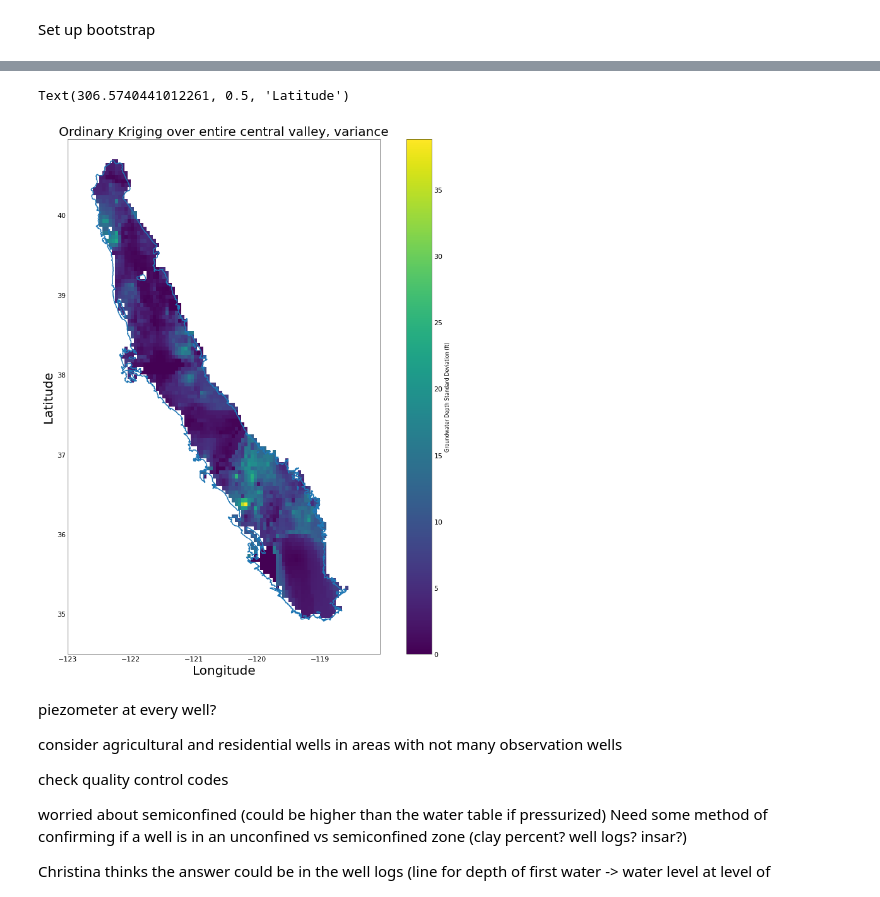
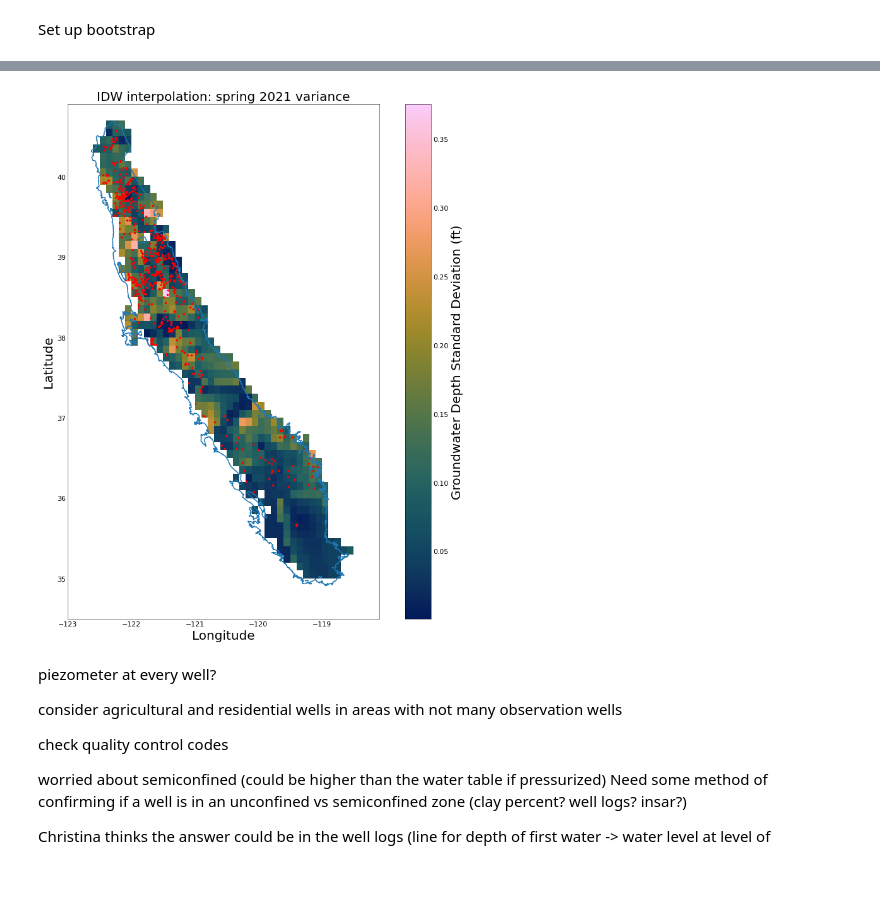
Before and after one commit to envgp/exploring_unconfined_wells, a Jupyter notebook: Inverse_Distance_Interpolation.ipynb, the cells around one changed output, grey strips where cells are left out. Drawn from its saved outputs; the diff is of its cells as text; code cells hidden in the pictures.

```diff
--- a/Inverse_Distance_Interpolation.ipynb
+++ b/Inverse_Distance_Interpolation.ipynb
@@ -340,7 +283,0 @@ idw_tree = tree(timeframed_measurements_xyz[:,:2], timeframed_measurements_xyz[:
-# %%
-xx_yy = np.array((xx_flat,yy_flat)).T
-#z = RBF(xx_yy)
-z = idw_tree(xx_yy)
-print(z.shape)
-print(z.shape)
-z = z.reshape(100, 130)
@@ -354,10 +284,8 @@ print(len(timeframed_measurements_xyz[:,2]))
 # %%
-bootstrap_timeframed_measurements_xyz = np.zeros((100, int(len(timeframed_measurements_xyz)*0.8), 3))
-p_array = np.ones((int(len(timeframed_measurements_xyz))))*0.2/len(
+bootstrap_timeframed_measurements_xyz = np.zeros((n_realizations, int(len(timeframed_measurements_xyz)*0.8), 3))
+p_array = np.ones((int(len(timeframed_measurements_xyz))))*(1-monitoring_weight)/len(
     timeframed_measurements_type[timeframed_measurements_type!='Observation'])
-print(len(timeframed_measurements_xyz))
-print(len(timeframed_measurements_type))
-p_array[timeframed_measurements_type=='Observation']=0.8/len(
+p_array[timeframed_measurements_type=='Observation']=monitoring_weight/len(
 timeframed_measurements_type[timeframed_measurements_type=='Observation'])
 for i in range(len(bootstrap_timeframed_measurements_xyz)):
     bootstrap_indices = np.random.choice(np.arange(len(timeframed_measurements_xyz)),
@@ -365,6 +293,4 @@ for i in range(len(bootstrap_timeframed_measurements_xyz)):
                                         replace=False,
                                         p=p_array)
     bootstrap_timeframed_measurements_xyz[i] = timeframed_measurements_xyz[bootstrap_indices]
-#for i in range(len(bootstrap_timeframed_measurements_xyz)):
-#    boostrap_indices = np.random.choice(timeframed_measurements_xyz
 # %% [output]
@@ -430,7 +312,4 @@ for i in tqdm(range(len(CV_overlay))):
 # %%
 z_mean = np.array(bootstrap_realizations)
-z_mean = np.reshape(z_mean, (100,100,130))
+z_mean = np.reshape(z_mean, (n_realizations,len(x_),len(y_)))
 z_mean = np.mean(z_mean, axis=0)
-print(z_mean.shape)
-#z_mean = np.reshape(z_mean, (100,130))
-print(z_mean.shape)
@@ -440,5 +316,4 @@ print(z_mean.shape)
 # %%
 z_var = np.array(bootstrap_realizations)
 z_var = np.sqrt(np.var(z_var, axis=0))
-print(z_var.shape)
-z_var = np.reshape(z_var, (100,130))
+z_var = np.reshape(z_var, (len(x_),len(y_)))
@@ -463,17 +340,19 @@ Text(306.5740441012261, 0.5, 'Latitude')
 # %%
 fig, ax = plt.subplots(figsize=(15,15))
 #CA_map.boundary.plot(ax=ax, zorder=3)
 CV_map.boundary.plot(ax=ax, zorder=4)
-plt.pcolormesh(xx, yy, z_var, zorder=1)
-plt.colorbar(label='Groundwater Depth Standard Deviation (ft)')
+plt.pcolormesh(xx, yy, z_var/z_mean, zorder=1, cmap=cmc.batlow)
+plt.colorbar().set_label(label='Groundwater Depth Standard Deviation (ft)',size=20)
 plt.pcolormesh(xx, yy, CV_overlay, cmap=new_binary, zorder=2)
-plt.title('Ordinary Kriging over entire central valley, variance', fontsize=20)
+#plt.scatter(timeframed_measurements_lon, timeframed_measurements_lat, color='red', s=10)
+plt.scatter(timeframed_measurements_lon, timeframed_measurements_lat, color='red', s=10)
+plt.title('IDW interpolation: spring 2021 variance', fontsize=20)
 plt.xlabel('Longitude', fontsize=20)
 plt.ylabel('Latitude', fontsize=20)
+plt.grid(zorder=0)
 #plt.savefig('OK_CV_only_vari.png', dpi=300)
 # %% [output]
-Text(306.5740441012261, 0.5, 'Latitude')
-[figure, old version]
+[figure, new version]
 # %% [markdown]
 piezometer at every well?
 
```
Also changed, not shown: parts of 35 cells of this notebook, 5 other files.
